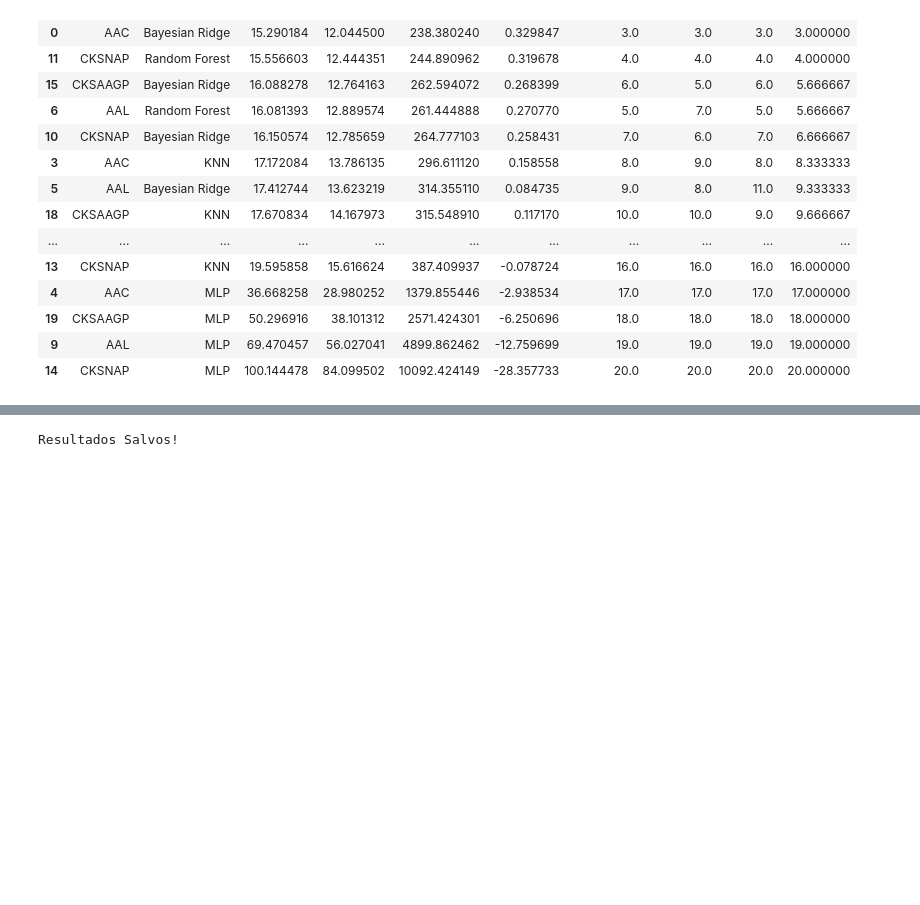
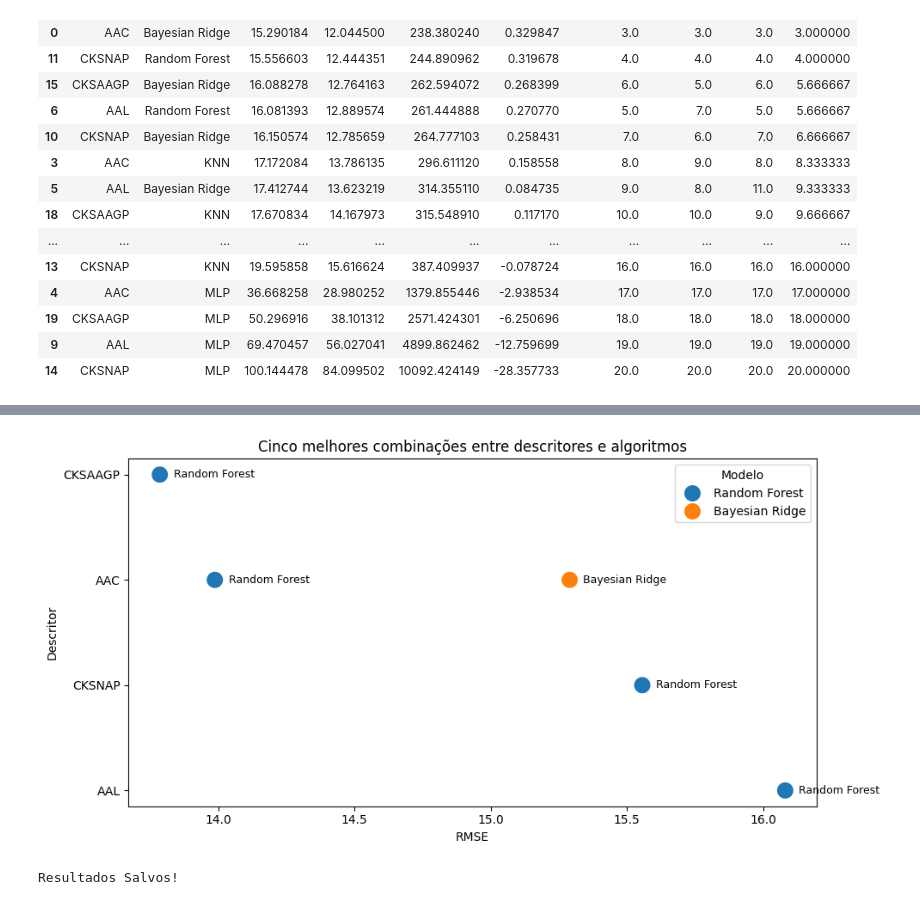
Before and after one commit to amaurywalbert/projeto-mineracao, a Jupyter notebook: notebooks/06.1_Ajustes_hiperparametros.ipynb, the cells around one changed output, grey strips where cells are left out. Cells and saved outputs as stored; diff of their text form; code cells hidden in the pictures; blank space fills up the shorter version.

```diff
--- a/notebooks/06.1_Ajustes_hiperparametros.ipynb
+++ b/notebooks/06.1_Ajustes_hiperparametros.ipynb
@@ -332,3 +408,35 @@ ranking.sort_values(
+# %%
+ranking = (
+    resultados_df
+    .sort_values("RMSE")
+    .head(5)
+)
+
+plt.figure(figsize=(10,5))
+
+sns.scatterplot(
+    data=ranking,
+    x="RMSE",
+    y="Descritor",
+    hue="Modelo",
+    s=220
+)
+
+for _, row in ranking.iterrows():
+    plt.text(
+        row["RMSE"] + 0.05,
+        row["Descritor"],
+        row["Modelo"],
+        fontsize=9,
+        va="center"
+    )
+
+plt.title("Cinco melhores combinações entre descritores e algoritmos")
+
+plt.tight_layout()
+plt.show()
+# %% [output]
+[figure, added]
 # %%
 resultados_df.to_csv(
     "../results/model_results_hiper.csv",
```
Also changed, not shown: parts of 2 cells of this notebook.
